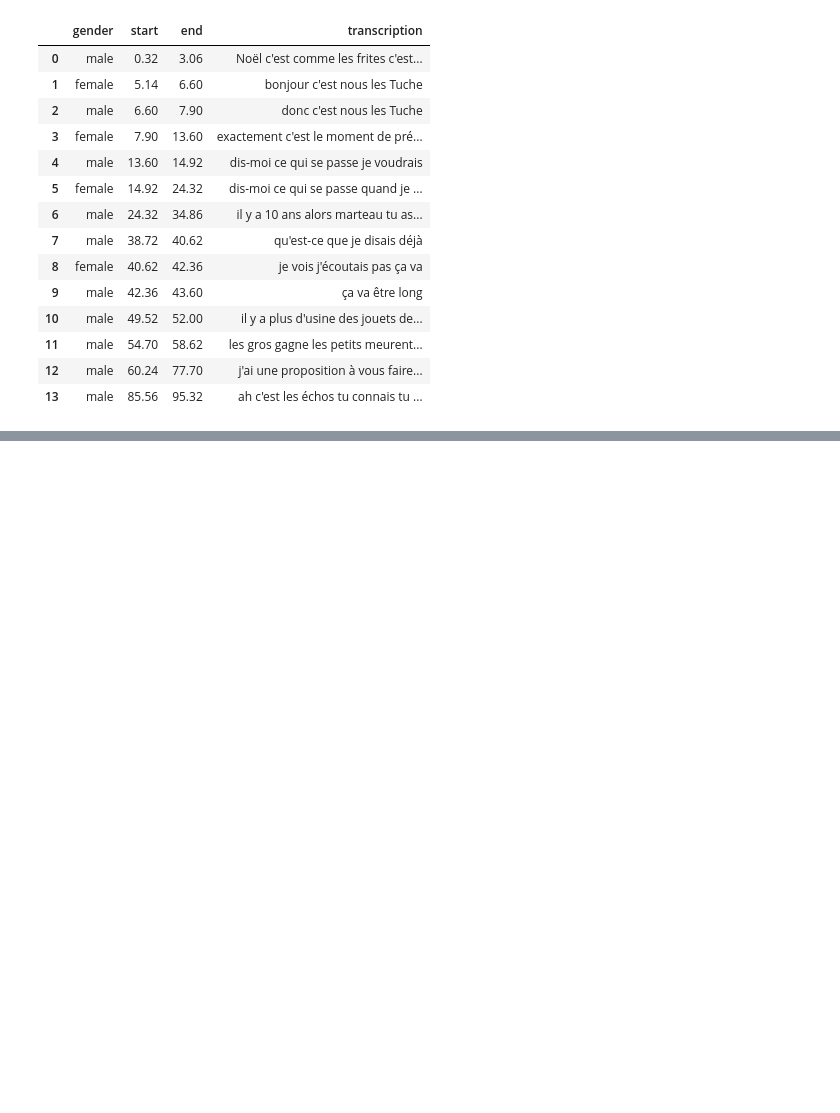
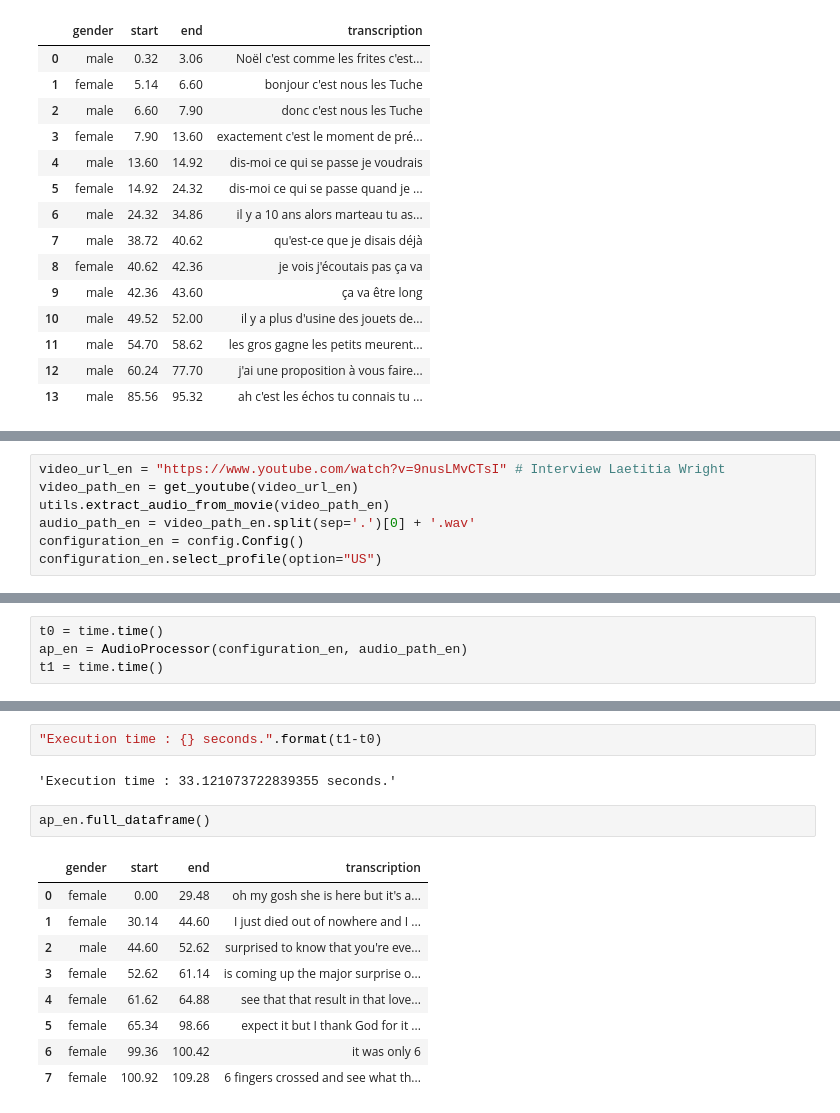
Before and after one commit to dataforgoodfr/bechdelai, a Jupyter notebook: tutorials/drafts/Tutorial - Get dialogues from audio with gender timeranges.ipynb, the cells around one changed output, grey strips where cells are left out. Cells and saved outputs as stored; diff of their text form; blank space fills up the shorter version.

Commit message:
Include Us English profile and tutorial

```diff
--- a/tutorials/drafts/Tutorial - Get dialogues from audio with gender timeranges.ipynb
+++ b/tutorials/drafts/Tutorial - Get dialogues from audio with gender timeranges.ipynb
@@ -94,0 +101,7 @@ ap.full_dataframe()
+# %%
+video_url_en = "https://www.youtube.com/watch?v=9nusLMvCTsI" # Interview Laetitia Wright
+video_path_en = get_youtube(video_url_en)
+utils.extract_audio_from_movie(video_path_en)
+audio_path_en = video_path_en.split(sep='.')[0] + '.wav'
+configuration_en = config.Config()
+configuration_en.select_profile(option="US")
@@ -94,0 +111,4 @@ ap.full_dataframe()
+# %%
+t0 = time.time()
+ap_en = AudioProcessor(configuration_en, audio_path_en)
+t1 = time.time()
@@ -94,0 +133,16 @@ ap.full_dataframe()
+# %%
+"Execution time : {} seconds.".format(t1-t0)
+# %% [output]
+'Execution time : 33.121073722839355 seconds.'
+# %%
+ap_en.full_dataframe()
+# %% [output]
+|  | gender | start | end | transcription |
+| 0 | female | 0.00 | 29.48 | oh my gosh she is here but it's a... |
+| 1 | female | 30.14 | 44.60 | I just died out of nowhere and I ... |
+| 2 | male | 44.60 | 52.62 | surprised to know that you're eve... |
+| 3 | female | 52.62 | 61.14 | is coming up the major surprise o... |
+| 4 | female | 61.62 | 64.88 | see that that result in that love... |
+| 5 | female | 65.34 | 98.66 | expect it but I thank God for it ... |
+| 6 | female | 99.36 | 100.42 | it was only 6 |
+| 7 | female | 100.92 | 109.28 | 6 fingers crossed and see what th... |
```
Also changed, not shown: parts of 7 cells of this notebook, 2 other files.
